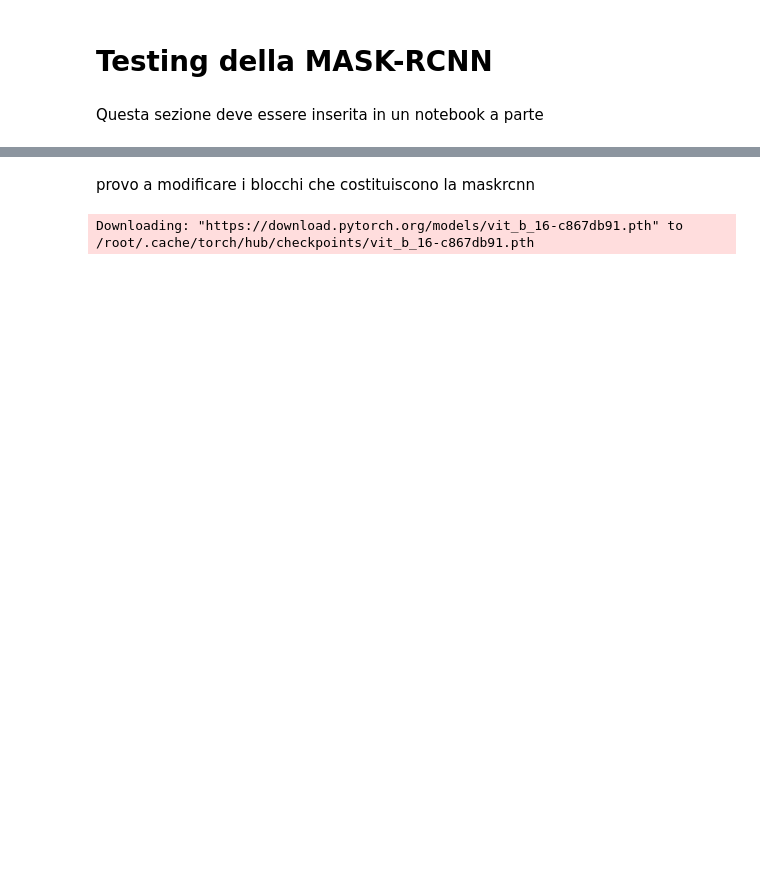
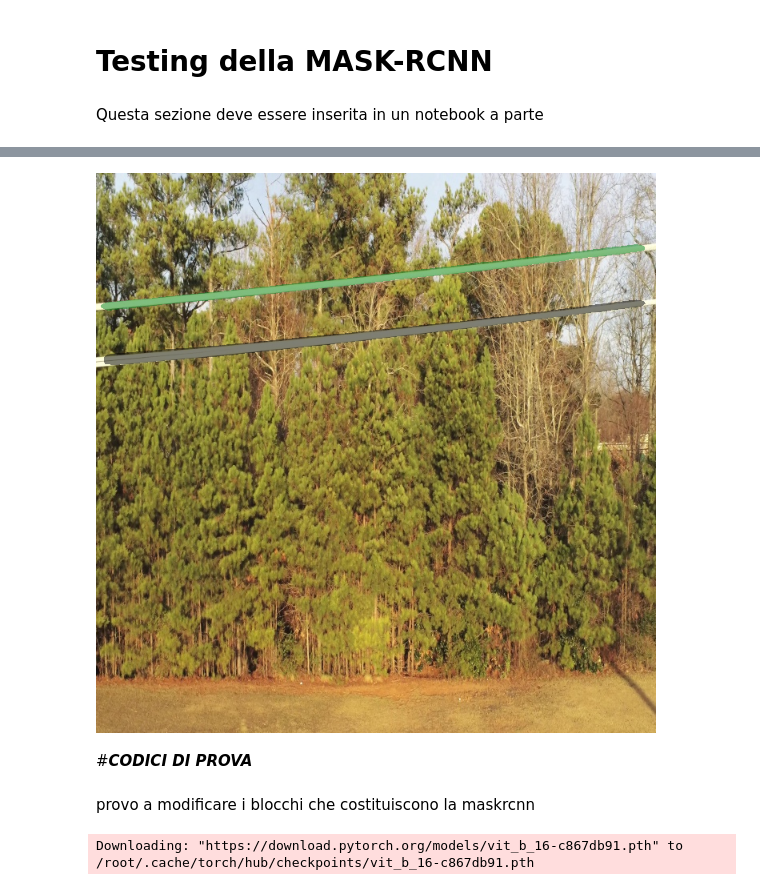
Before and after one commit to divadde/computer_vision_project, a Jupyter notebook: progettinoV3.ipynb, the cells around one changed output, grey strips where cells are left out. Saved outputs shown, nothing was run; the diff lists cells and outputs as text; code cells hidden in the pictures; blank space fills up the shorter version.

```diff
--- a/progettinoV3.ipynb
+++ b/progettinoV3.ipynb
@@ -85,5 +85,5 @@ drive.mount('/content/drive')
 
 #caricamento dei dataset di train e di test
 train_set = TTPLADataset('/content/drive/MyDrive/trainingset', '/content/drive/MyDrive/train.json')
-test_set = TTPLADataset('/content/drive/MyDrive/testset', '/content/drive/MyDrive/test.json')
+#test_set = TTPLADataset('/content/drive/MyDrive/testset', '/content/drive/MyDrive/test.json')
 # %% [output]
@@ -162,7 +135,7 @@ def targetsToDevice(targets, device):
 # %% [markdown]
 per poter caricare il modello:
 # %%
-#model = torch.load('/content/drive/MyDrive/maskrcnn_30ep')
+model = torch.load('/content/drive/MyDrive/maskrcnn_30ep')
 #model.to(device)
 # %%
 model.train()
@@ -224,37 +201,35 @@ Testing con modelli pytorch:
 # %%
 #GENERAZIONE DEL FILE JSON IN FORMATO COCO
 #costruisco il dataloader per il test set
+#test_set = TTPLADataset('/content/drive/MyDrive/testset', '/content/drive/MyDrive/test.json')
+
+THRESHOLD_SEGM = 0.45
 model.eval()
 batch_size = 1
-testloader = torch.utils.data.DataLoader(test, batch_size = batch_size, shuffle = False, collate_fn = collate_fn)
+test_dataloader = torch.utils.data.DataLoader(test_set, batch_size = batch_size, shuffle = False, collate_fn = collate_fn)
 
 results = []
-j = 0
-for idx, (images, targets) in enumerate(testloader):
+for images, labels in test_dataloader:
 
-  prediction = model([image.to(device) for image in images])[0]
+  images = [image.to(device) for image in images]
+  prediction = model(images)[0]
   classes = prediction['labels'].cpu().numpy()
   scores = prediction['scores'].cpu().detach().numpy()
   boxes = prediction['boxes'].view(-1,4).cpu().detach().numpy()
-  masks = prediction['masks'].view(-1,IM_HEIGHT,IM_WIDTH).cpu().detach()
-  masks = torch.where(masks>0.5,1,0).numpy()
+  masks = torch.where(prediction['masks'].view(-1,700,700).cpu().detach()>THRESHOLD_SEGM,1,0).numpy()
   for i in range(masks.shape[0]): #per ogni oggetto identificato
-    image_id = targets[0]['image_id']
-    bbox = [boxes[i][0],boxes[i][1],boxes[i][2]-boxes[i][0],boxes[i][3]-boxes[i][1]] #effettuiamo la trasformazione inversa in precedenza, ha senso?
+    image_id = labels[0]['image_id']
+    bbox = boxes[i]
+    bbox = [bbox[0], bbox[1], bbox[2]-bbox[0], bbox[3]-bbox[1]]
     bbox = [round(float(x)*10)/10 for x in bbox]
     rle = pycocotools.mask.encode(np.asfortranarray(masks[i].astype(np.uint8)))
     rle['counts'] = rle['counts'].decode('ascii')
-    j+=1
     results.append({
                 'image_id': int(image_id),
                 'category_id': int(classes[i])-1,
                 'bbox': bbox,
                 'segmentation': rle,
                 'score': float(scores[i]),
-                'area': bbox[2]*bbox[3],
-                'height': IM_HEIGHT,
-                'width': IM_WIDTH,
-                'id':j
             })
 
   torch.cuda.empty_cache()
@@ -365,9 +321,13 @@ def visualize(img, model, view_boxes = True, view_masks = True):
   return result
 # %%
 model.eval()
-i = np.random.randint(0,len(trainset)-1)
-r = visualize(trainset[i][0].to(device),model, view_boxes=False)
+i = np.random.randint(0,len(train_set)-1)
+r = visualize(train_set[i][0].to(device),model, view_boxes=False)
 torchvision.transforms.ToPILImage()(r)
+# %% [output]
+[figure, added]
+# %% [markdown]
+#***CODICI DI PROVA***
 # %% [markdown]
 provo a modificare i blocchi che costituiscono la maskrcnn
 # %%
```
Also changed, not shown: parts of 16 cells of this notebook.
